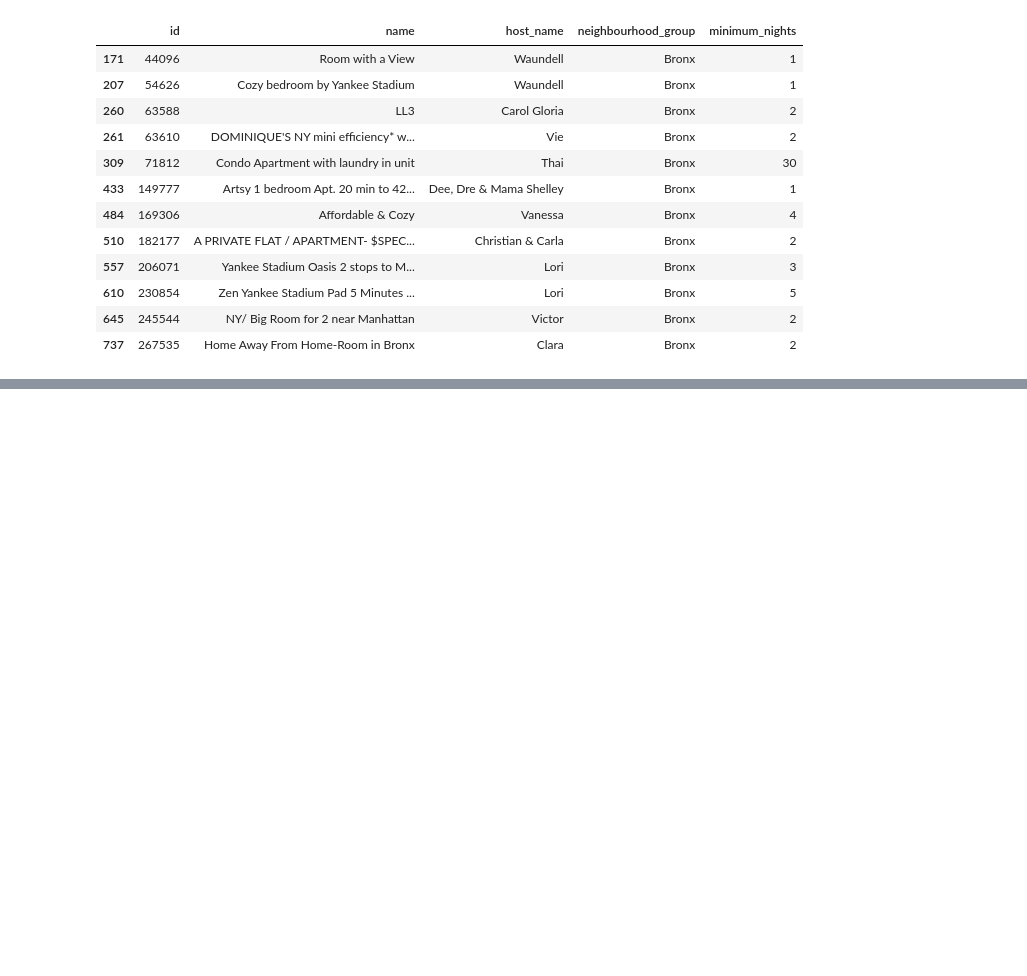
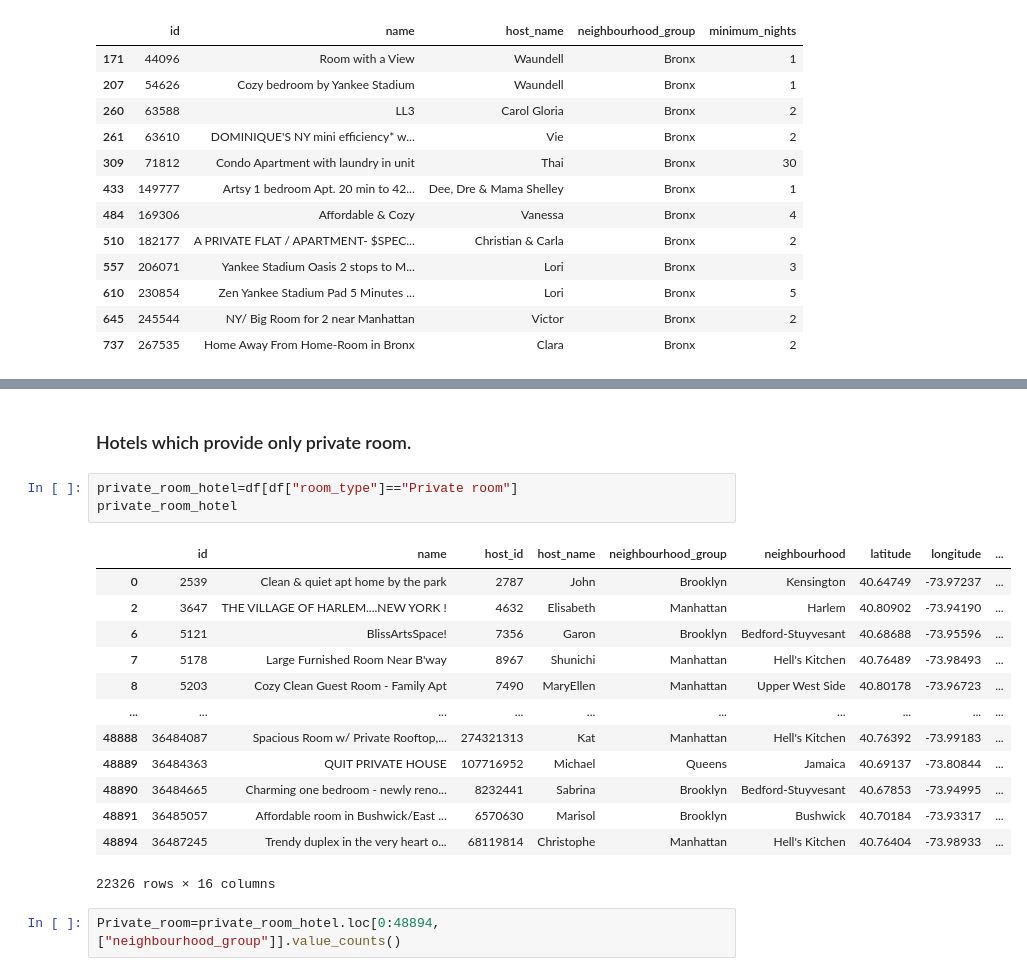
Before and after one commit to Rishekh/Airbnb-Booking-Analysis, a Jupyter notebook: Airbnb_project.ipynb, the cells around one changed output, grey strips where cells are left out. Cells and saved outputs as stored; diff of their text form; blank space fills up the shorter version.

```diff
--- a/Airbnb_project.ipynb
+++ b/Airbnb_project.ipynb
@@ -321,0 +333,21 @@ Bronx_hotel.loc[0:900,["id","name","host_name","neighbourhood_group","minimum_ni
+# %% [markdown]
+### Hotels which provide only private room.
+# %%
+private_room_hotel=df[df["room_type"]=="Private room"]
+private_room_hotel
+# %% [output]
+|  | id | name | host_id | host_name | neighbourhood_group | neighbourhood | latitude | longitude | ... |
+| 0 | 2539 | Clean & quiet apt home by the park | 2787 | John | Brooklyn | Kensington | 40.64749 | -73.97237 | ... |
+| 2 | 3647 | THE VILLAGE OF HARLEM....NEW YORK ! | 4632 | Elisabeth | Manhattan | Harlem | 40.80902 | -73.94190 | ... |
+| 6 | 5121 | BlissArtsSpace! | 7356 | Garon | Brooklyn | Bedford-Stuyvesant | 40.68688 | -73.95596 | ... |
+| 7 | 5178 | Large Furnished Room Near B'way | 8967 | Shunichi | Manhattan | Hell's Kitchen | 40.76489 | -73.98493 | ... |
+| 8 | 5203 | Cozy Clean Guest Room - Family Apt | 7490 | MaryEllen | Manhattan | Upper West Side | 40.80178 | -73.96723 | ... |
+| ... | ... | ... | ... | ... | ... | ... | ... | ... | ... |
+| 48888 | 36484087 | Spacious Room w/ Private Rooftop,... | 274321313 | Kat | Manhattan | Hell's Kitchen | 40.76392 | -73.99183 | ... |
+| 48889 | 36484363 | QUIT PRIVATE HOUSE | 107716952 | Michael | Queens | Jamaica | 40.69137 | -73.80844 | ... |
+| 48890 | 36484665 | Charming one bedroom - newly reno... | 8232441 | Sabrina | Brooklyn | Bedford-Stuyvesant | 40.67853 | -73.94995 | ... |
+| 48891 | 36485057 | Affordable room in Bushwick/East ... | 6570630 | Marisol | Brooklyn | Bushwick | 40.70184 | -73.93317 | ... |
+| 48894 | 36487245 | Trendy duplex in the very heart o... | 68119814 | Christophe | Manhattan | Hell's Kitchen | 40.76404 | -73.98933 | ... |
+22326 rows × 16 columns
+# %%
+Private_room=private_room_hotel.loc[0:48894,["neighbourhood_group"]].value_counts()
```
Also changed, not shown: parts of 6 cells of this notebook.
